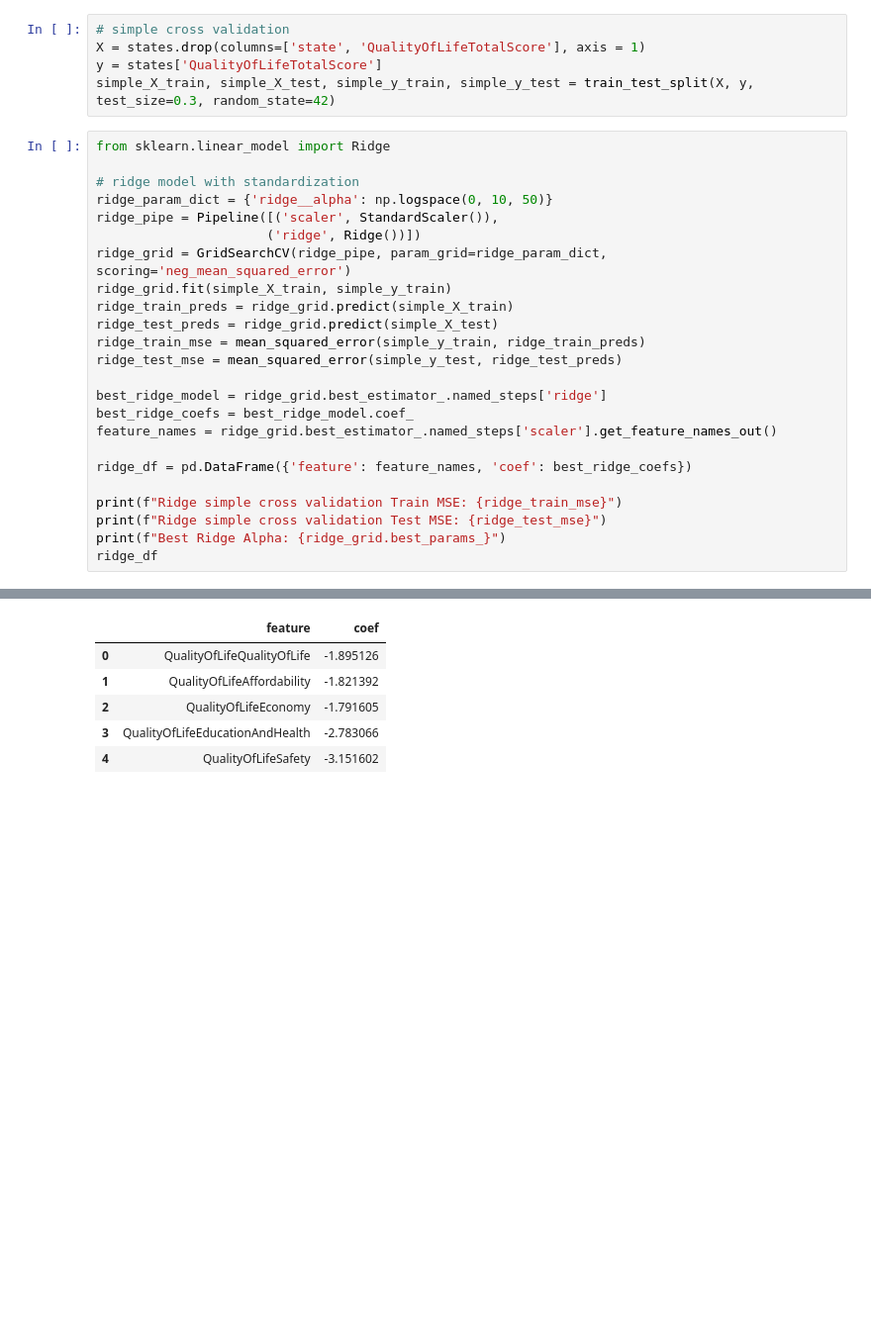
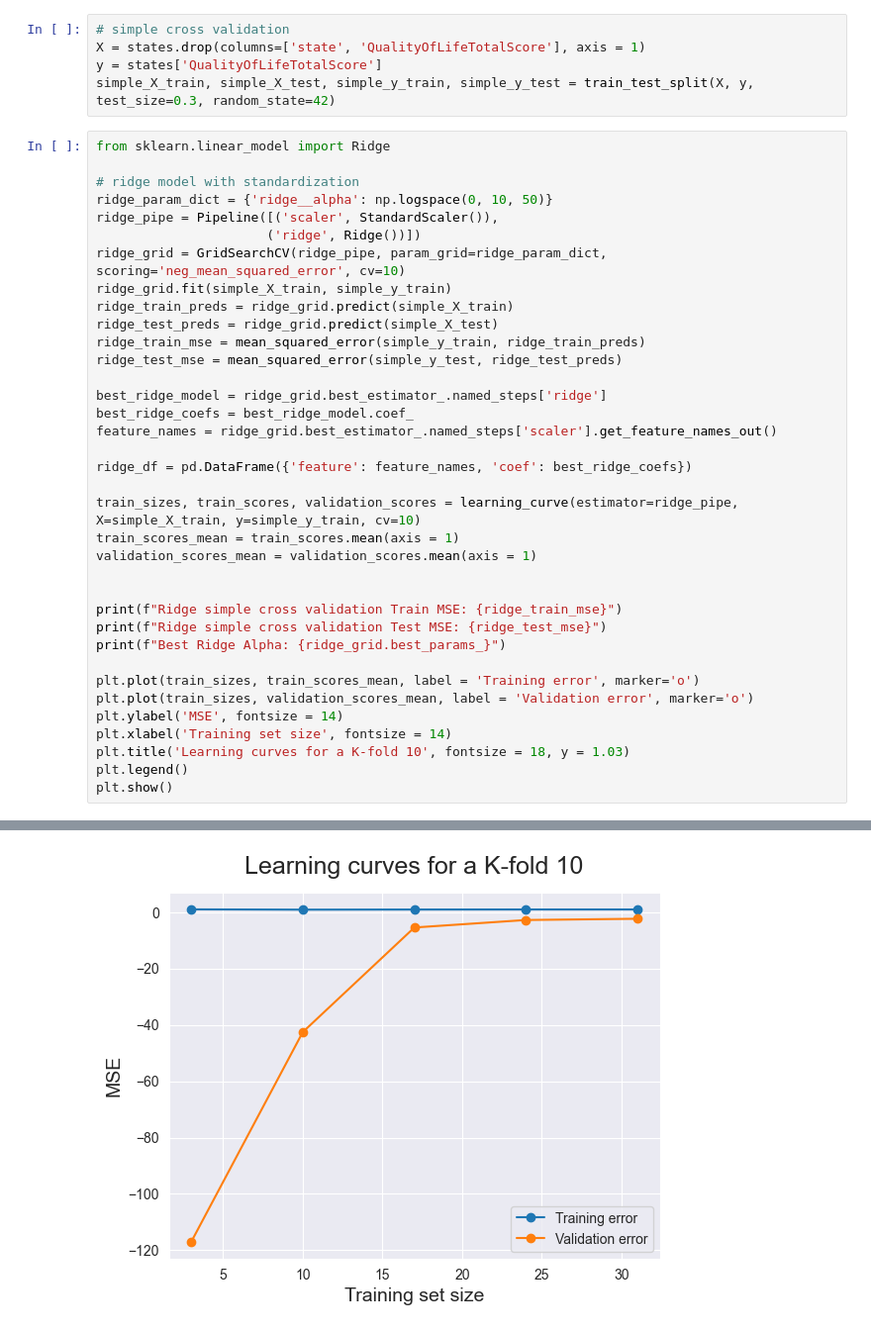
Before and after one commit to geo-rge-li/cross-validation-example, a Jupyter notebook: state_qol.ipynb, the cells around one changed output, grey strips where cells are left out. Shown at 99% size. Drawn from its saved outputs; the diff is of its cells as text; blank space fills up the shorter version.

Commit message:
add learning curves

```diff
--- a/state_qol.ipynb
+++ b/state_qol.ipynb
@@ -32,35 +34,42 @@ simple_X_train, simple_X_test, simple_y_train, simple_y_test = train_test_split(
 # %%
 from sklearn.linear_model import Ridge
 
 # ridge model with standardization
 ridge_param_dict = {'ridge__alpha': np.logspace(0, 10, 50)}
 ridge_pipe = Pipeline([('scaler', StandardScaler()),
                       ('ridge', Ridge())])
-ridge_grid = GridSearchCV(ridge_pipe, param_grid=ridge_param_dict, scoring='neg_mean_squared_error')
+ridge_grid = GridSearchCV(ridge_pipe, param_grid=ridge_param_dict, scoring='neg_mean_squared_error', cv=10)
 ridge_grid.fit(simple_X_train, simple_y_train)
 ridge_train_preds = ridge_grid.predict(simple_X_train)
 ridge_test_preds = ridge_grid.predict(simple_X_test)
 ridge_train_mse = mean_squared_error(simple_y_train, ridge_train_preds)
 ridge_test_mse = mean_squared_error(simple_y_test, ridge_test_preds)
 
 best_ridge_model = ridge_grid.best_estimator_.named_steps['ridge']
 best_ridge_coefs = best_ridge_model.coef_
 feature_names = ridge_grid.best_estimator_.named_steps['scaler'].get_feature_names_out()
 
 ridge_df = pd.DataFrame({'feature': feature_names, 'coef': best_ridge_coefs})
 
+train_sizes, train_scores, validation_scores = learning_curve(estimator=ridge_pipe, X=simple_X_train, y=simple_y_train, cv=10)
+train_scores_mean = train_scores.mean(axis = 1)
+validation_scores_mean = validation_scores.mean(axis = 1)
+
+
 print(f"Ridge simple cross validation Train MSE: {ridge_train_mse}")
 print(f"Ridge simple cross validation Test MSE: {ridge_test_mse}")
 print(f"Best Ridge Alpha: {ridge_grid.best_params_}")
-ridge_df
+
+plt.plot(train_sizes, train_scores_mean, label = 'Training error', marker='o')
+plt.plot(train_sizes, validation_scores_mean, label = 'Validation error', marker='o')
+plt.ylabel('MSE', fontsize = 14)
+plt.xlabel('Training set size', fontsize = 14)
+plt.title('Learning curves for a K-fold 10', fontsize = 18, y = 1.03)
+plt.legend()
+plt.show()
 # %% [output]
 Ridge simple cross validation Train MSE: 1.3942594497108203
 Ridge simple cross validation Test MSE: 0.5383255811786083
 Best Ridge Alpha: {'ridge__alpha': 1.0}
-|  | feature | coef |
-| 0 | QualityOfLifeQualityOfLife | -1.895126 |
-| 1 | QualityOfLifeAffordability | -1.821392 |
-| 2 | QualityOfLifeEconomy | -1.791605 |
-| 3 | QualityOfLifeEducationAndHealth | -2.783066 |
-| 4 | QualityOfLifeSafety | -3.151602 |
+[figure, added]
 # %%
```
Also changed, not shown: parts of 3 cells of this notebook.
